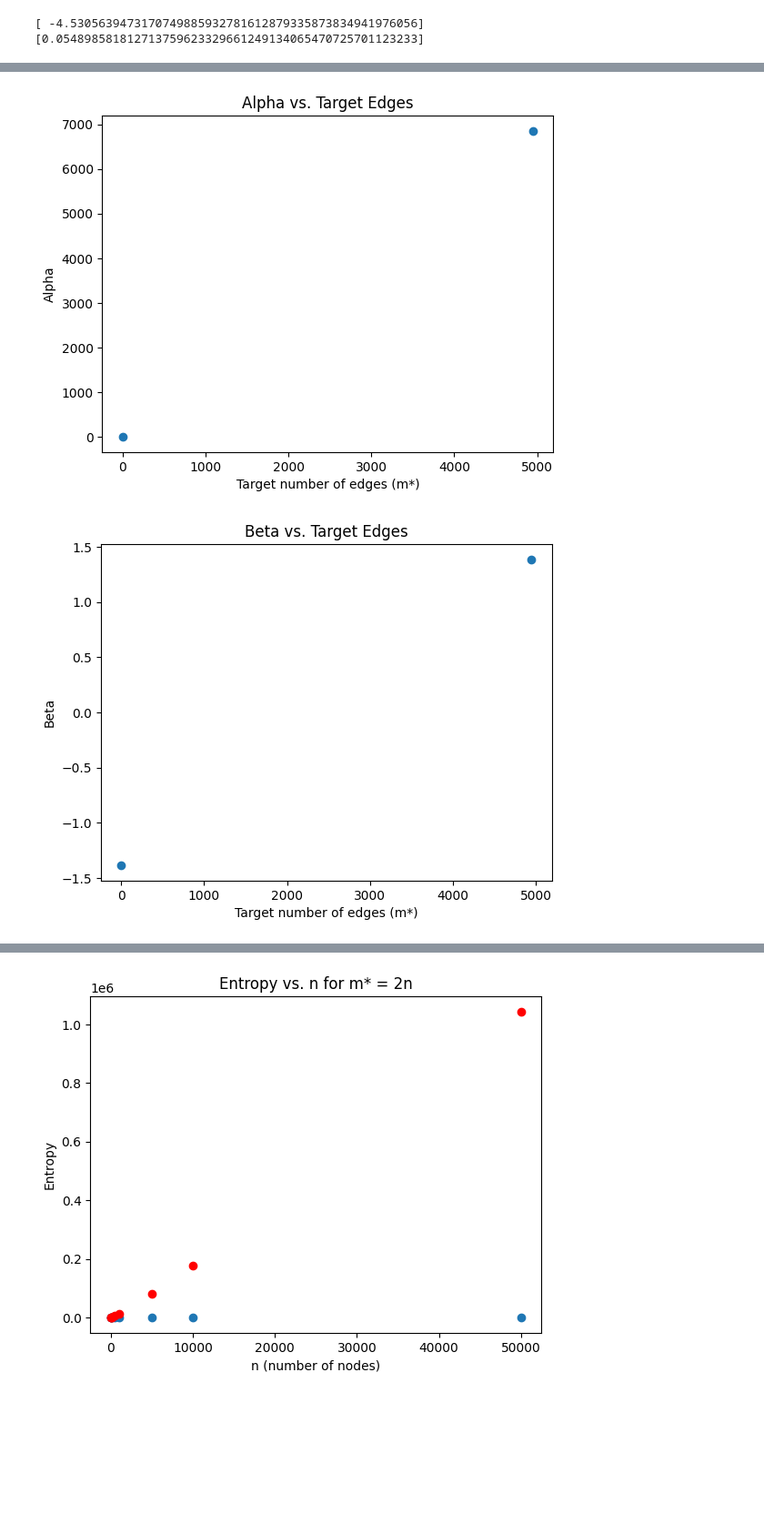
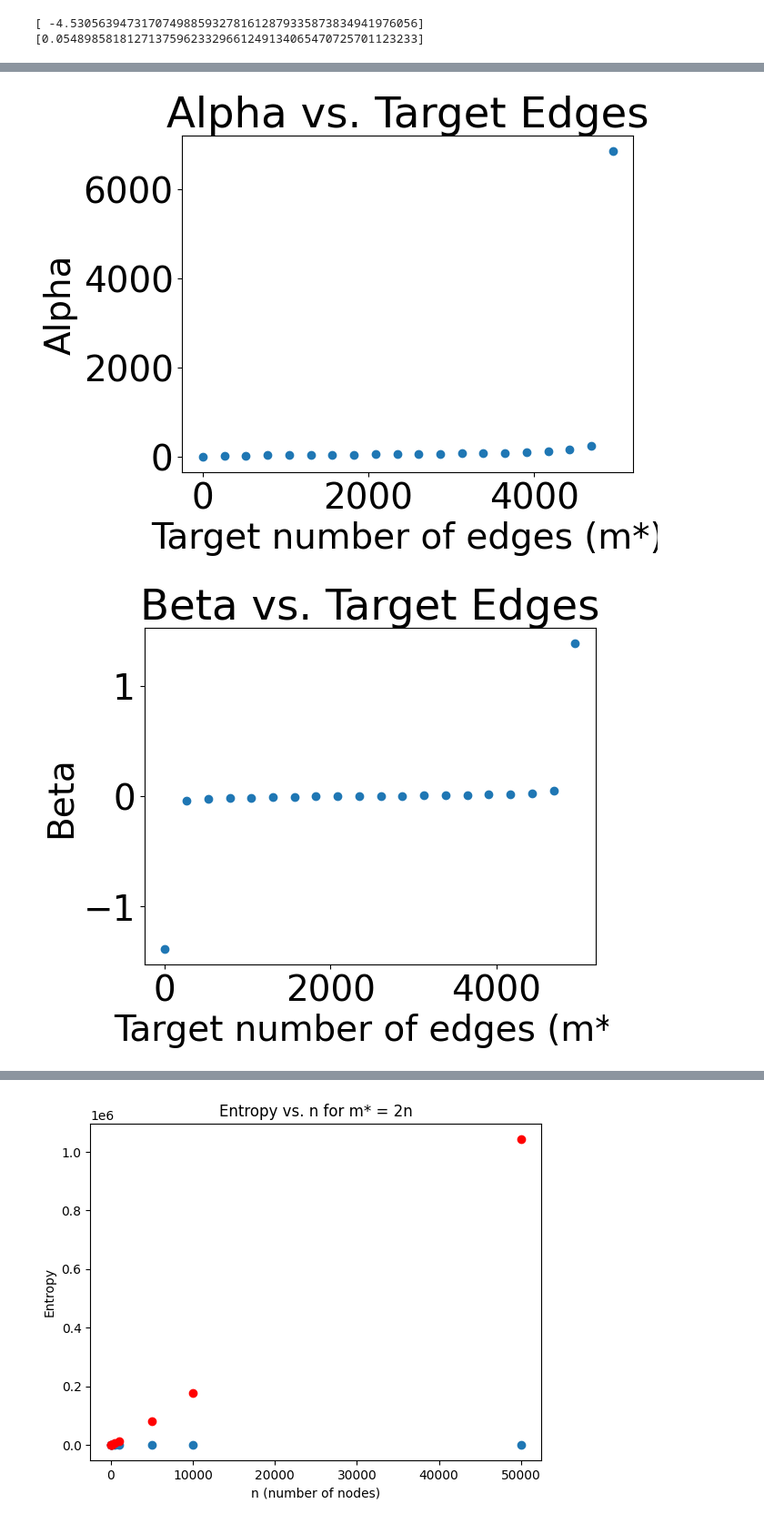
Before and after one commit to CarelessZebra/IIB_project, a Jupyter notebook: rootlog.ipynb, the cells around one changed output, grey strips where cells are left out. Shown at 91% size. Drawn from its saved outputs; the diff is of its cells as text; code cells hidden in the pictures; blank space fills up the shorter version.

```diff
--- a/rootlog.ipynb
+++ b/rootlog.ipynb
@@ -498,6 +788,7 @@ print(roots)
 import mpmath
 import numpy as np
 import matplotlib.pyplot as plt
+import matplotlib
 
 # Set precision (50 digits is sufficient for n=10, use 100+ for n>50)
 mpmath.mp.dps = 50
@@ -592,7 +883,7 @@ def solve_network_parameters(n, m_star):
 n = 100
 nc2 = mpmath.binomial(n, 2)
 # Testing the tricky range where previous codes failed
-test_points = np.linspace(1, nc2-1, 2)
+test_points = np.linspace(1, nc2-1, 20)
 
 print(f"{'Target':<8} | {'Alpha':<10} | {'Beta':<10}")
 print("-" * 35)
@@ -602,6 +893,7 @@ alpha_list = []
 beta_list =[]
 for m_star in test_points:
     alpha, beta = solve_network_parameters(n, m_star)
+    print(m_star)
     if alpha is not None:
         print(f"{m_star} | {alpha} | {beta}")
         m_star_list.append(m_star)
@@ -609,6 +901,7 @@ for m_star in test_points:
         beta_list.append(beta)
 
 plt.figure()
+matplotlib.rcParams.update({'font.size': 28})
 plt.scatter(m_star_list, alpha_list)
 plt.xlabel('Target number of edges (m*)')
 plt.ylabel('Alpha')
@@ -640,3 +946,3 @@ Target   | Alpha      | Beta
 4949.0 | 6851.675227980611 | 1.3838606268133522
-[figure, old version]
+[figure, new version]
-[figure, old version]
+[figure, new version]
```
Also changed, not shown: parts of 22 cells of this notebook, 12 other files.
